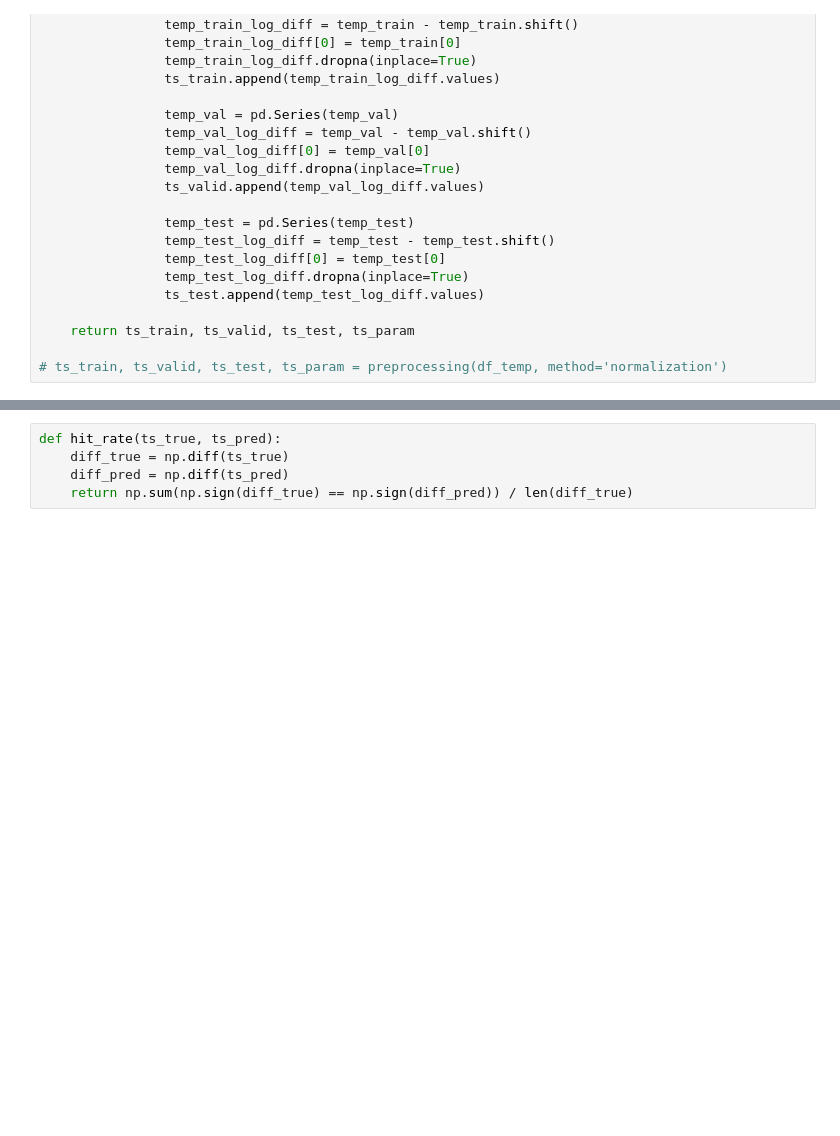
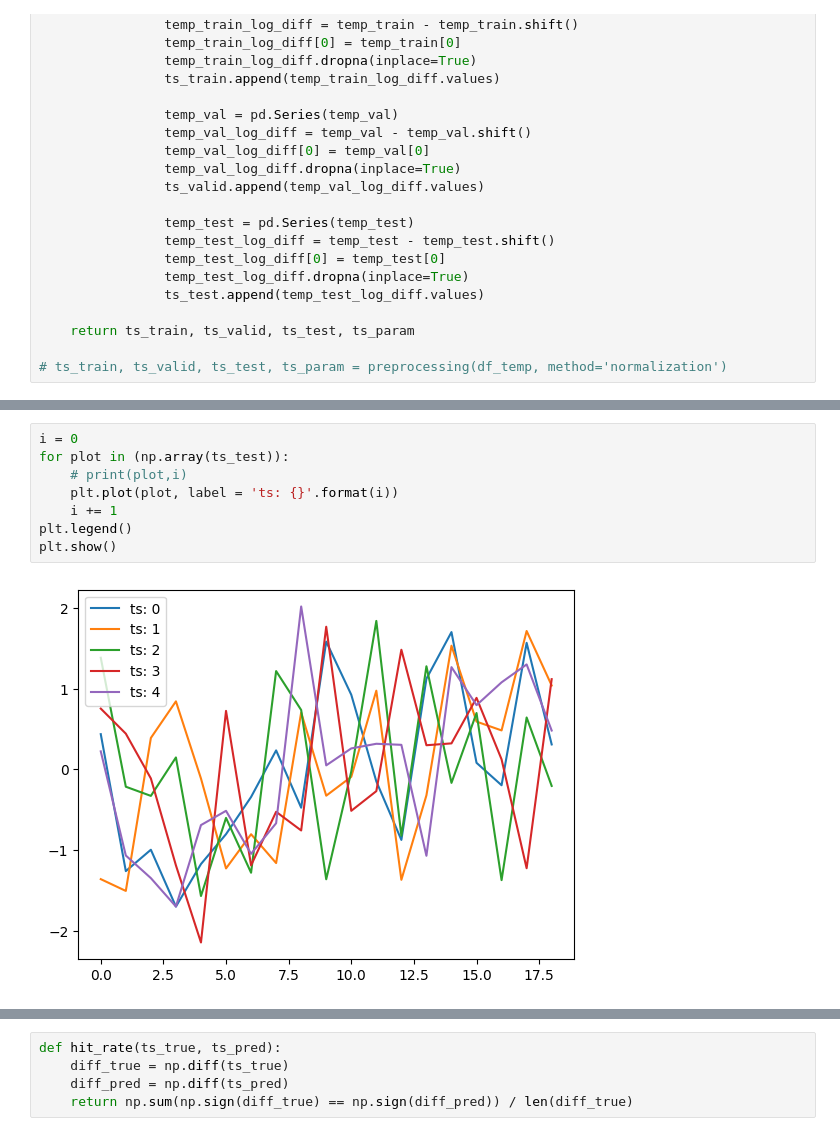
Before and after one commit to TiesHRL/DyART, a Jupyter notebook: Code/Test_script.ipynb, the cells around one changed output, grey strips where cells are left out. Saved outputs shown, nothing was run; the diff lists cells and outputs as text; blank space fills up the shorter version.

```diff
--- a/Code/Test_script.ipynb
+++ b/Code/Test_script.ipynb
@@ -84,3 +93,13 @@ def preprocessing(data, method):
+# %%
+i = 0
+for plot in (np.array(ts_test)):
+    # print(plot,i)
+    plt.plot(plot, label = 'ts: {}'.format(i))
+    i += 1
+plt.legend()
+plt.show()
+# %% [output]
+[figure, added]
 # %%
 def generate_synthetic_data_df_multivar(n_samples=200, n_exog_vars=4):
     """
```
Also changed, not shown: parts of 15 cells of this notebook, 5 other files.
